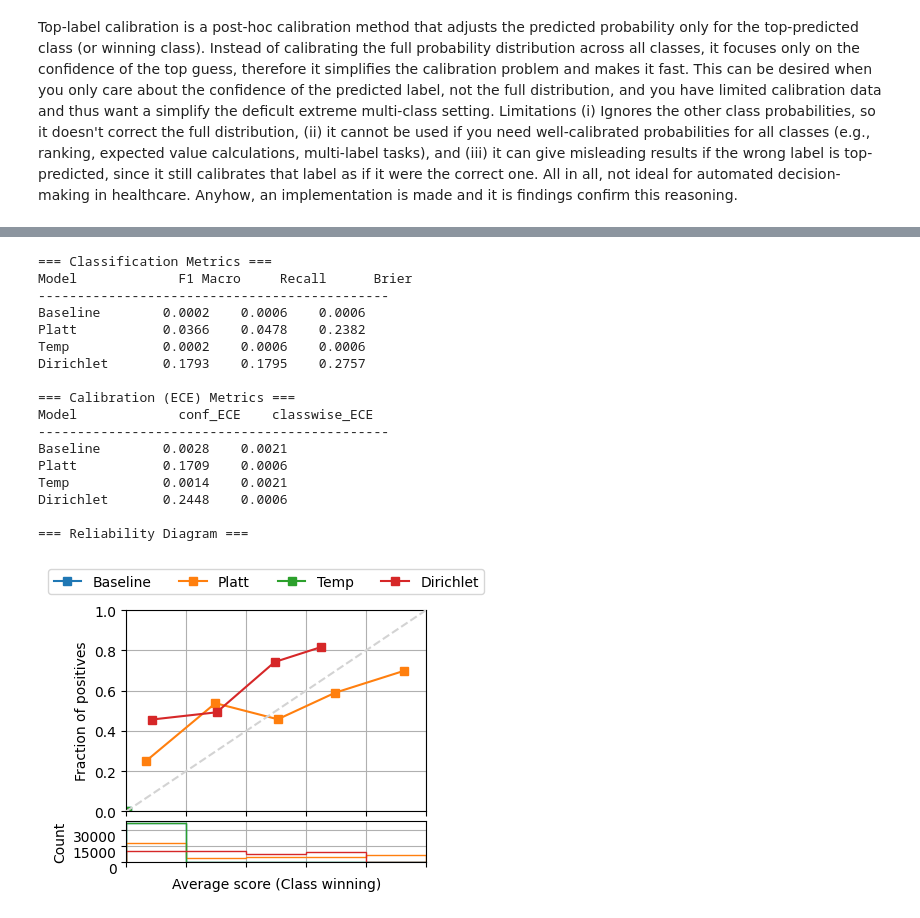
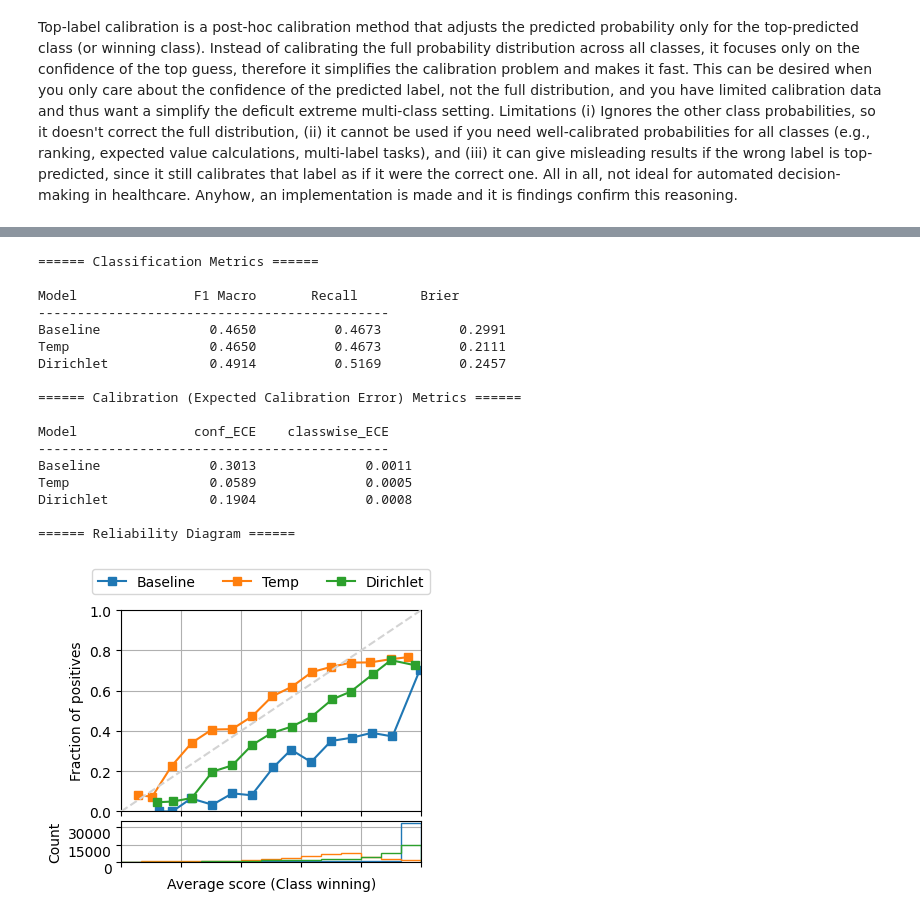
Before and after one commit to luuk005/uncertainty-aware-diagnosis, a Jupyter notebook: calibration_demo.ipynb, the cells around one changed output, grey strips where cells are left out. Cells and saved outputs as stored; diff of their text form; code cells hidden in the pictures.

```diff
--- a/calibration_demo.ipynb
+++ b/calibration_demo.ipynb
@@ -26,6 +26,8 @@ from src.uncertainty_aware_diagnosis import(
 import polars as pl  # type: ignore
 import pickle  # type: ignore
 from torch.utils.data import DataLoader  # type: ignore
+import torch  # type: ignore
+from torchmetrics import F1Score, Recall  # type: ignore
 
 # paths
 train_csv = data_config['train_csv']
@@ -43,7 +45,7 @@ use_embedding = False
 # variables dataloader
 batch_size = 32
 shuffle = True
-use_subset = True  # use subset of data for faster training
+use_subset = False  # use subset of data for faster training
 subset_size = 64000
 # %% [markdown]
 ## Load data
@@ -120,19 +122,31 @@ k_folds = 3
 model = SimpleMLP(
     input_dim=input_dim, hidden_dim=hidden_dim, num_classes=output_dim, dropout=dropout
 )
-model.fit(
-    train, # not dataloader but full dataset
-    k_folds=k_folds,
-    batch_size=batch_size,
+# model.fit(
+#     train, # not dataloader but full dataset
+#     k_folds=k_folds,
+#     batch_size=batch_size,
+#     num_epochs=num_epochs,
+#     learning_rate=learning_rate,
+#     early_stopping_patience=early_stopping_patience,
+#     #single_split=0.7,
+#     verbose=True,
+# )
+
+# fit model using validation/calibration set
+# Old implementation
+model.fit_on_val_set(
+    train_loader,
+    calibration_loader,
     num_epochs=num_epochs,
     learning_rate=learning_rate,
     early_stopping_patience=early_stopping_patience,
-    single_split=0.7,
     verbose=True,
 )
 
+
 # predict y, probs, and define y_test
 y_pred = model.predict(test.X)
-y_proba = model.predict_proba(test.X)
+probs_test = model.predict_proba(test.X)
 y_test = test.y.numpy()
 # %% [output]
@@ -252,40 +309,39 @@ from src.calibrators import Evaluator
 # %%
 # Instantiate the evaluator
 num_classes = len(test.classes)
 evaluator = Evaluator(num_classes=num_classes)
 
 # Prepare the dictionary of model outputs
-bins = 5 # used for ECE
+bins = 15 # used for ECE
 prob_dict = {
     "Baseline": probs_test,
-    "Platt": probs_platt_calibrated,
+    #"Platt": probs_platt_calibrated,
     "Temp": probs_temp_calibrated,
     "Dirichlet": probs_dir,
-#    "TopLabelTemp": top_label_temp,
 }
 
 # Evaluate everything: prints F1, Recall, Brier, ECE, and shows plot
 results, ece_scores = evaluator.evaluate_all(
     y_true=test.y,
     prob_dict=prob_dict,
     bins=bins
 )
 # %% [output]
-=== Classification Metrics ===
-Model             F1 Macro     Recall      Brier
+====== Classification Metrics ======
+
+Model               F1 Macro       Recall        Brier
 ---------------------------------------------
-Baseline        0.0002    0.0006    0.0006
-Platt           0.0366    0.0478    0.2382
-Temp            0.0002    0.0006    0.0006
-Dirichlet       0.1793    0.1795    0.2757
+Baseline              0.4650          0.4673          0.2991
+Temp                  0.4650          0.4673          0.2111
+Dirichlet             0.4914          0.5169          0.2457
 
-=== Calibration (ECE) Metrics ===
-Model             conf_ECE    classwise_ECE
+====== Calibration (Expected Calibration Error) Metrics ======
+
+Model               conf_ECE    classwise_ECE
 ---------------------------------------------
-Baseline        0.0028    0.0021
-Platt           0.1709    0.0006
-Temp            0.0014    0.0021
-Dirichlet       0.2448    0.0006
+Baseline              0.3013              0.0011
+Temp                  0.0589              0.0005
+Dirichlet             0.1904              0.0008
 
-=== Reliability Diagram ===
+====== Reliability Diagram ======
-[figure, old version]
+[figure, new version]
```
Also changed, not shown: parts of 4 cells of this notebook, 1 other file.
